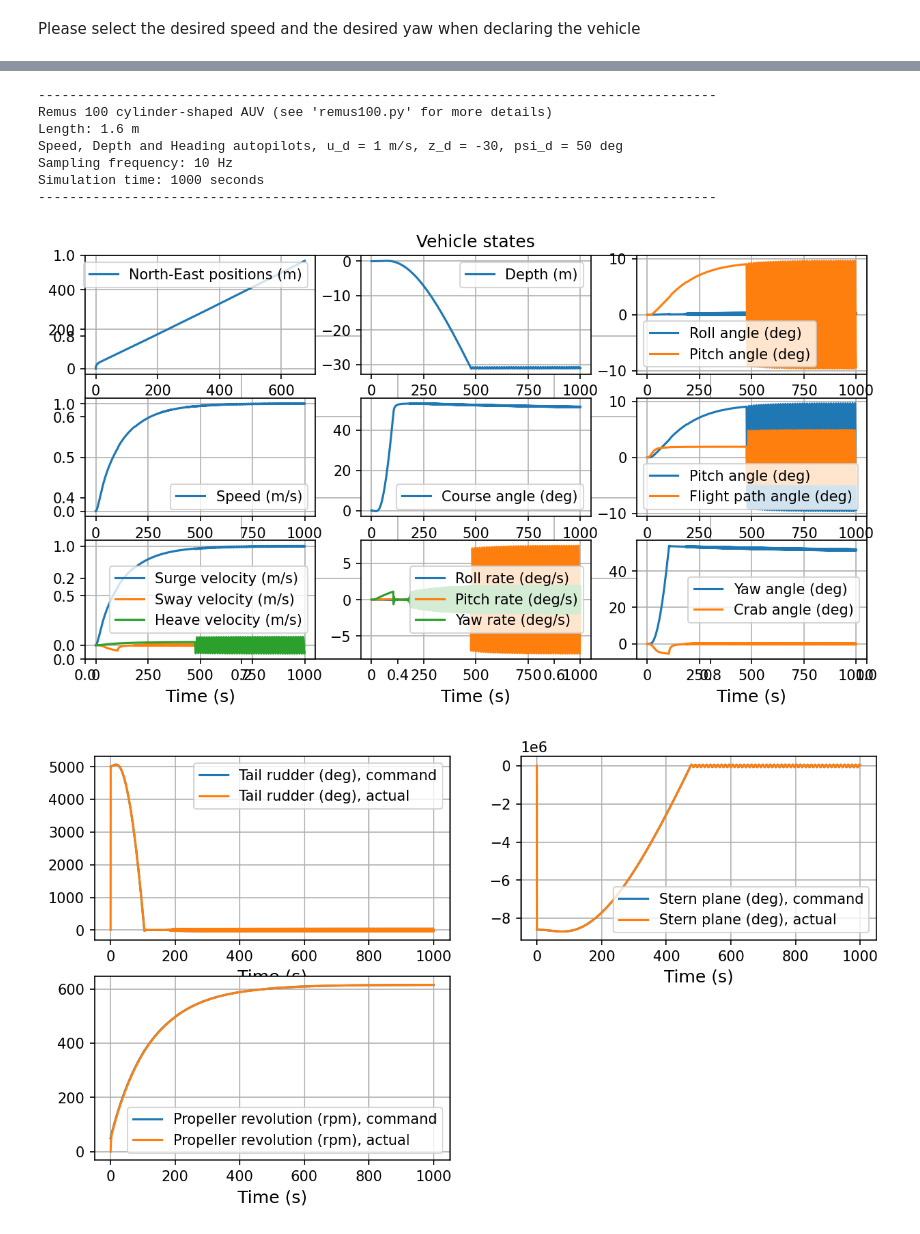
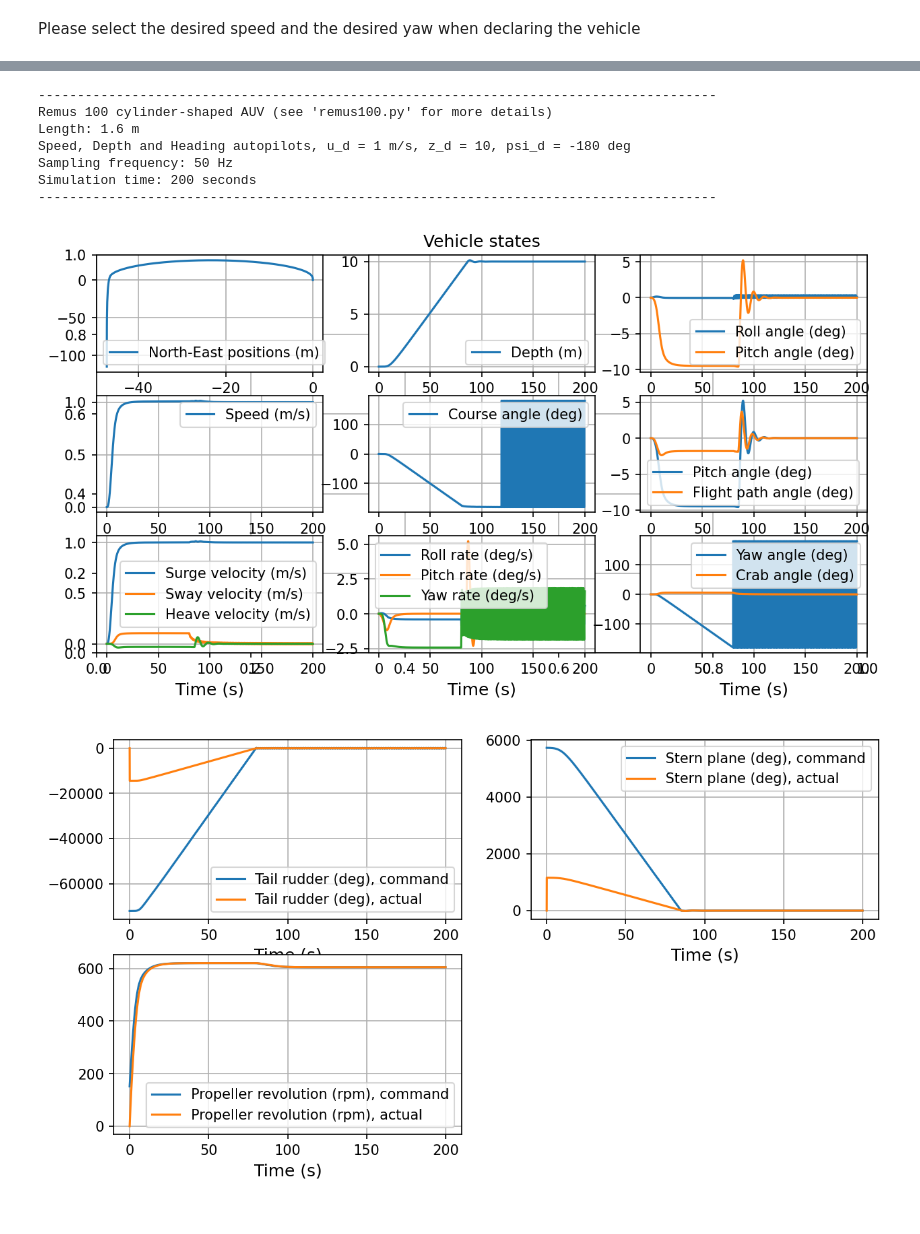
Before and after one commit to natslimak/OceanCourses, a Jupyter notebook: MarineRobotics/2. motion_control_V2.ipynb, the cells around one changed output, grey strips where cells are left out. Saved outputs shown, nothing was run; the diff lists cells and outputs as text; code cells hidden in the pictures.

```diff
--- a/MarineRobotics/2. motion_control_V2.ipynb
+++ b/MarineRobotics/2. motion_control_V2.ipynb
@@ -254,38 +246,29 @@ class myRemus1000(remus100):
         self.e_psi_int += e_psi * sampleTime
         self.e_z_int += e_z * sampleTime
 
-        # Controller gains
-        # Speed (surge) - PI controller
-        Kp_u = 50.0     # proportional gain for speed
-        Ki_u = 5.0      # integral gain for speed
+        """
+        # PI controllers
+        Kpn, Kin = 150., 100. # gains for surge velocity
+        Kpy, Kiy = 100., 0.0 # gains for yaw angle
+        G1, G2, G3 = 10., 10., 10.
+        """
+        # PI controllers - values from the TA
+        Kpn, Kin = 150., 100. # gains for surge velocity
+        Kpy, Kiy = 100., 0.0 # gains for yaw angle
+        G1, G2, G3 = 10., 10., 10.
 
-        # Heading (yaw) - PID controller
-        Kp_psi = 100.0   # proportional gain for heading
-        Ki_psi = 0.1    # integral gain for heading
-        Kd_psi = 5.0    # derivative gain for heading (uses yaw rate error)
 
-        # Depth - PID controller
-        Kp_z = 5000.0      # proportional gain for depth
-        Ki_z = 0.5      # integral gain for depth
-        Kd_z = 50.0     # derivative gain for depth (uses pitch angle)
-
-        # PI or PID controllers
-        # Speed control - PI (controls propeller RPM)
-        n = Kp_u * e_u + Ki_u * self.e_u_int
-
-        # Heading control - PID (controls rudder angle)
-        delta_r = Kp_psi * e_psi + Ki_psi * self.e_psi_int + Kd_psi * e_r
-
-        # Depth control - PID (controls stern plane angle)
-        # Using pitch angle as derivative term for depth control
-        delta_s = Kp_z * e_z + Ki_z * self.e_z_int + Kd_z * e_pitch
+        tau_yaw = - Kpy * e_psi - Kiy * self.e_psi_int
+        delta_r = - tau_yaw / self.K_nomoto
+        delta_s =  G1* e_z + G2 * pitch + G3 * pitch_rate
+        n = Kpn * e_u + Kin * self.e_u_int
 
         u_control = np.array([delta_r, delta_s, n], float)
 
         return u_control
 # %%
 ### Simulation parameters ###
-sampleTime = 0.1                   # sample time [seconds]
+sampleTime = 0.02                   # sample time [seconds]
 N = 10000                           # number of samples
 
 # 3D plot and animation settings where browser = {firefox,chrome,safari,etc.}
@@ -317,24 +300,24 @@ Simulation time: 1000 seconds
 # %%
-vehicle = myRemus1000(controlSystem='speedDepthHeadingPiController', z_d=-30, psi_d=50, u_d=1, V_current=0., beta_current=0)
+vehicle = myRemus1000(controlSystem='speedDepthHeadingPiController', z_d=10, psi_d=-180, u_d=1, V_current=0., beta_current=0)
 printVehicleinfo(vehicle, sampleTime, N)
 
 # Main simulation loop
 [simTime, simData] = simulate(N, sampleTime, vehicle)
 
 # 3D plots and animation
 plotVehicleStates(simTime, simData, 1)
 plotControls(simTime, simData, vehicle, 2)
 #plot3D(simData, numDataPoints, FPS, filename, 3)
 # %% [output]
 ---------------------------------------------------------------------------------------
 Remus 100 cylinder-shaped AUV (see 'remus100.py' for more details)
 Length: 1.6 m
-Speed, Depth and Heading autopilots, u_d = 1 m/s, z_d = -30, psi_d = 50 deg
-Sampling frequency: 10 Hz
-Simulation time: 1000 seconds
+Speed, Depth and Heading autopilots, u_d = 1 m/s, z_d = 10, psi_d = -180 deg
+Sampling frequency: 50 Hz
+Simulation time: 200 seconds
 ---------------------------------------------------------------------------------------
-[figure, old version]
+[figure, new version]
-[figure, old version]
+[figure, new version]
 # %%
 from IPython.display import Image
 Image(open('3D_animation.gif','rb').read())
```
Also changed, not shown: parts of 3 cells of this notebook, 8 other files.
